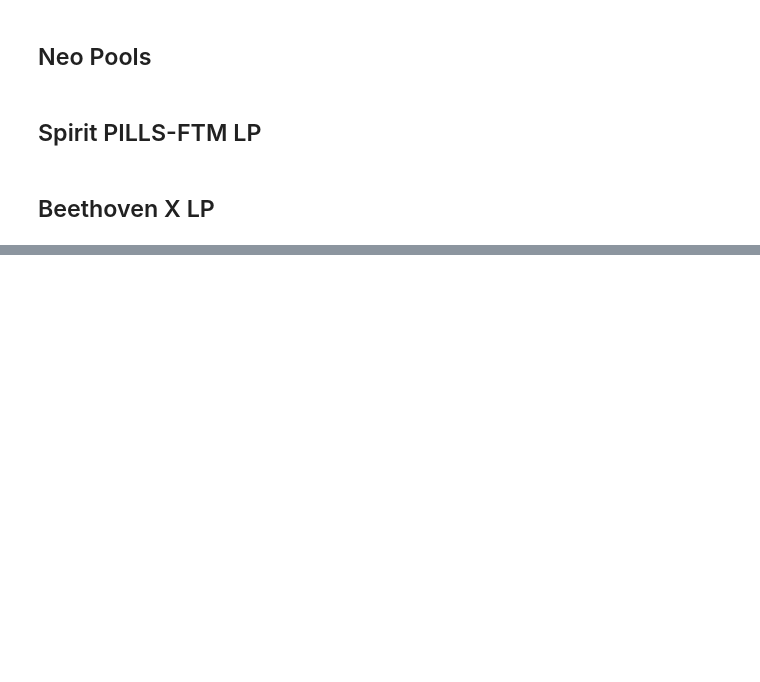
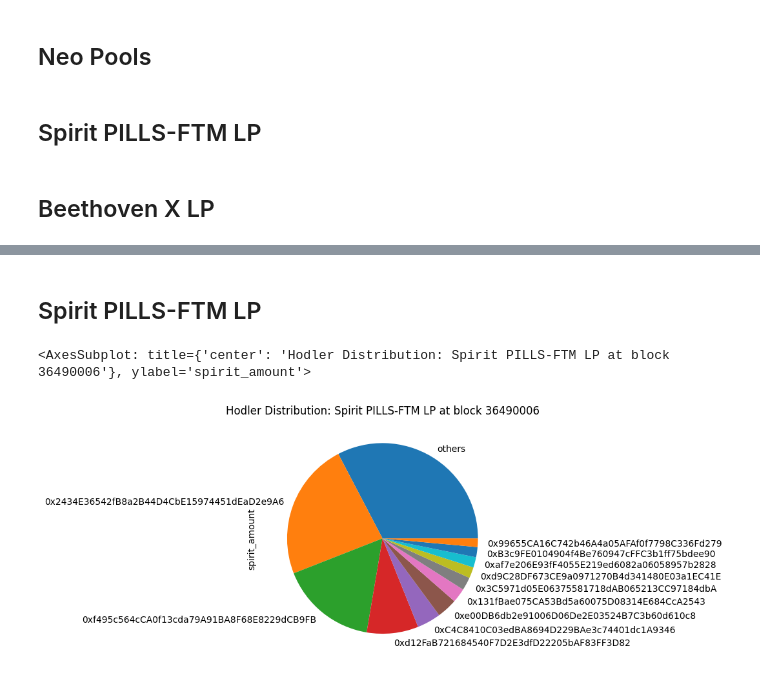
Before and after one commit to 0xidm/ms-reports, a Jupyter notebook: pills-archival.ipynb, the cells around one changed output, grey strips where cells are left out. Cells and saved outputs as stored; diff of their text form; code cells hidden in the pictures; blank space fills up the shorter version.

```diff
--- a/pills-archival.ipynb
+++ b/pills-archival.ipynb
@@ -238,0 +328,13 @@ Balances: [216009.18084645565, 13542.645867063333]
+# %% [markdown]
+## Spirit PILLS-FTM LP
+# %%
+df_draw = df.copy()
+df_draw.loc[df_draw['spirit_amount'] < 15000, 'address'] = 'others'
+df_draw = df_draw.groupby('address')['spirit_amount'].sum().reset_index()
+df_draw = df_draw.sort_values(by='spirit_amount', ascending=False)
+df_draw = df_draw.set_index('address')
+# print(df_draw.head())
+df_draw.plot.pie(y='spirit_amount', title=f"Hodler Distribution: Spirit PILLS-FTM LP at block {block_number_snapshot}", legend=False)
+# %% [output]
+<AxesSubplot: title={'center': 'Hodler Distribution: Spirit PILLS-FTM LP at block 36490006'}, ylabel='spirit_amount'>
+[figure, added]
```
Also changed, not shown: parts of 15 cells of this notebook.
